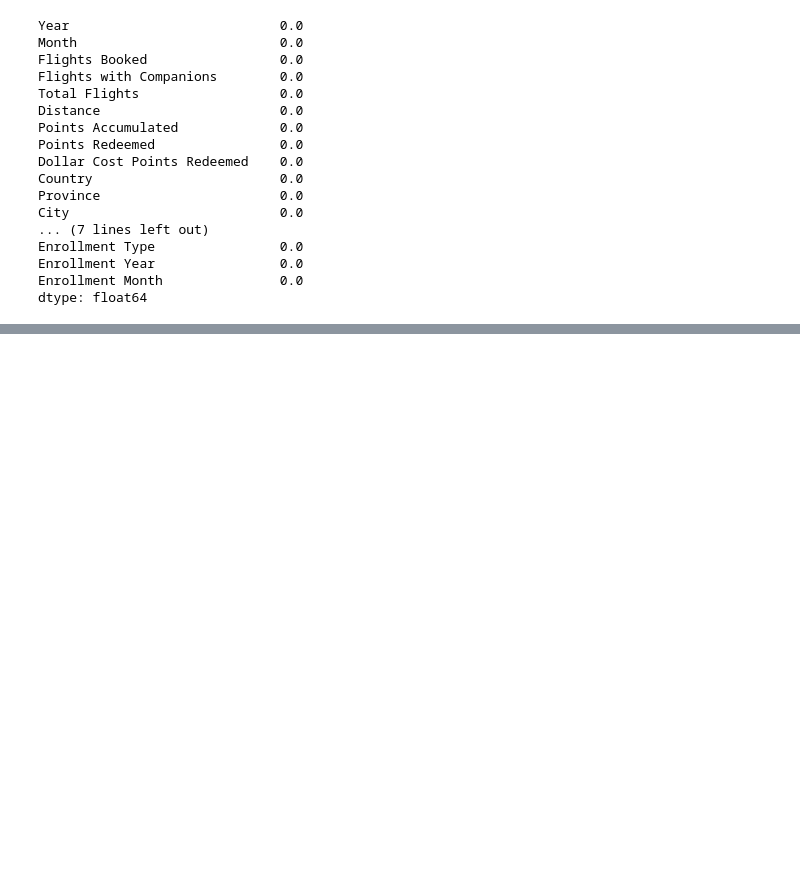
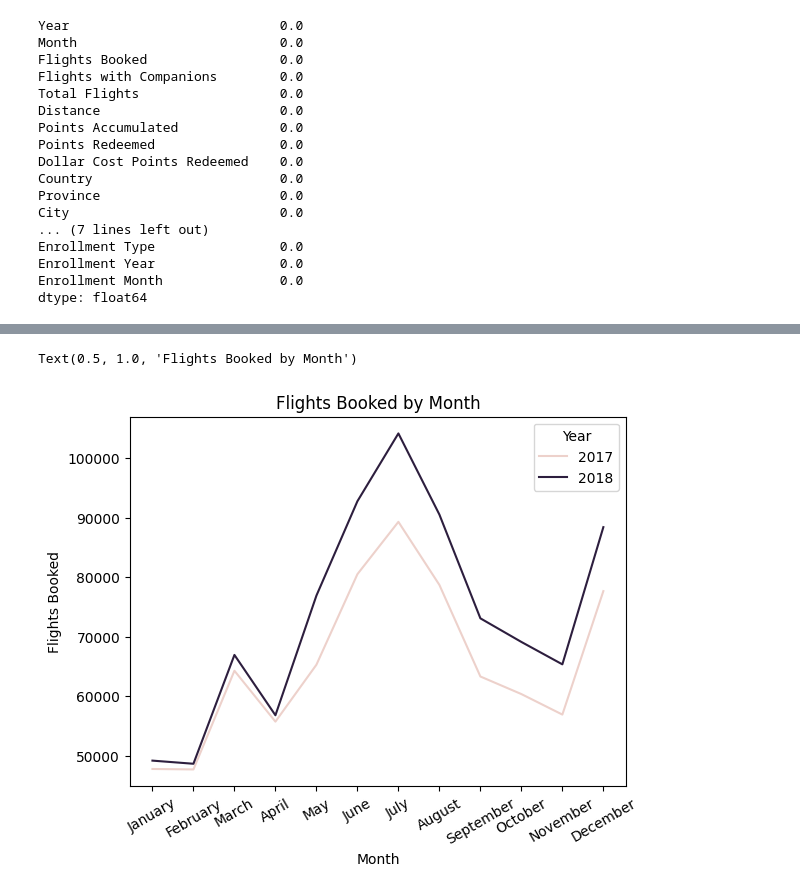
Before and after one commit to Adalab/bda-modulo-3-evaluacion-final-KatherineGortz, a Jupyter notebook: evaluación_modulo_3_Katherine_Gortz.ipynb, the cells around one changed output, grey strips where cells are left out. Saved outputs shown, nothing was run; the diff lists cells and outputs as text; code cells hidden in the pictures; blank space fills up the shorter version.

Commit message:
Añadir visualizaciones

```diff
--- a/evaluación_modulo_3_Katherine_Gortz.ipynb
+++ b/evaluación_modulo_3_Katherine_Gortz.ipynb
@@ -356,3 +361,21 @@ Enrollment Type                0.0
 Enrollment Year                0.0
 Enrollment Month               0.0
 dtype: float64
+# %%
+# Crea un diccionario para mapear los valores.
+diccionario_meses = {
+    1: "January",  2: "February",  3: "March",     4: "April",
+    5: "May",      6: "June",      7: "July",      8: "August",
+    9: "September", 10: "October", 11: "November", 12: "December"}
+
+
+columns_to_map = ["Month", "Enrollment Month"]  # List of columns to transform
+
+df[columns_to_map] = df[columns_to_map].replace(diccionario_meses)
+
+
+# Aplica el diccionario de mapeo a la columna 'remote_work' para convertir sus valores a "No" y "Yes".
+
+
+# Muestra los valores únicos de la columna 'remote_work' después del cambio.
+df['Month'].unique()
@@ -358,0 +398,4 @@ dtype: float64
+# %%
+df_flights_month = df.groupby(['Month', 'Year'])['Flights Booked'].sum().reset_index()
+
+df_flights_month
@@ -358,0 +420,7 @@ dtype: float64
+# %%
+sns.lineplot(data=df_flights_month, x='Month', y='Flights Booked', hue='Year')
+plt.tick_params(axis='x', rotation=30)
+plt.title('Flights Booked by Month')
+# %% [output]
+Text(0.5, 1.0, 'Flights Booked by Month')
+[figure, added]
```
Also changed, not shown: parts of 24 cells of this notebook.
